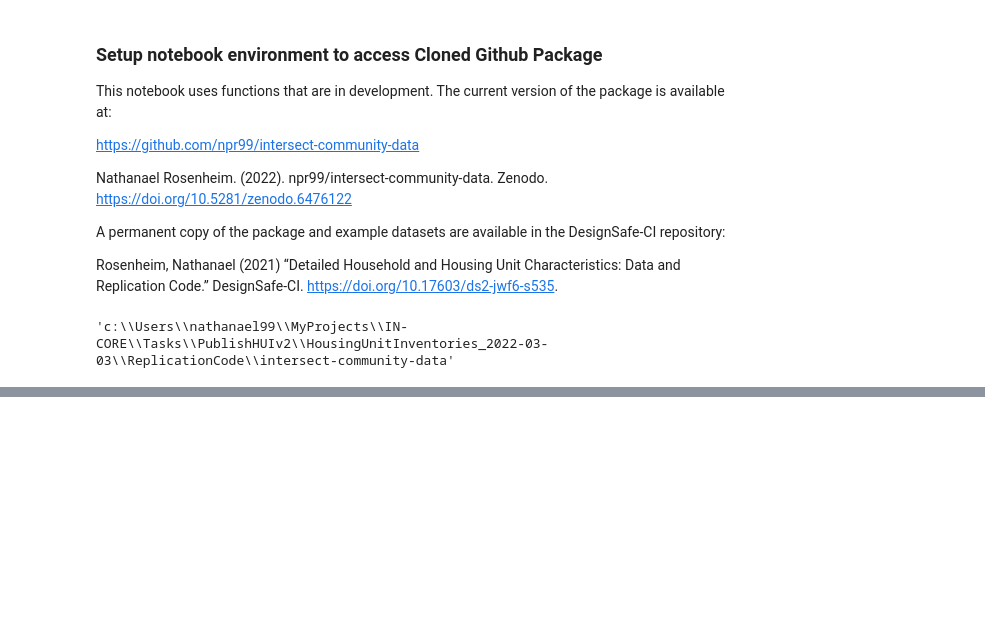
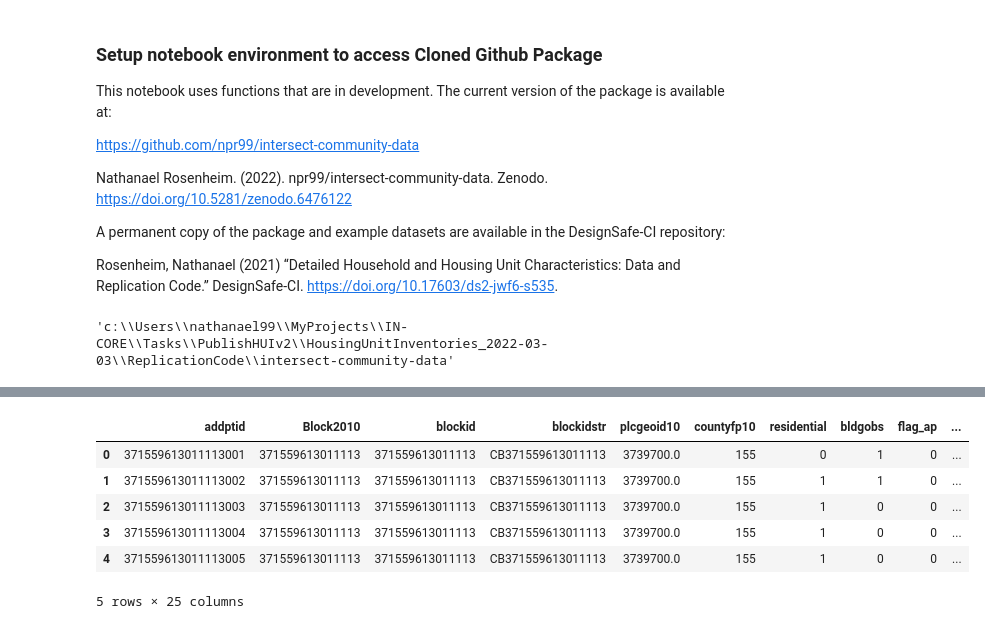
Before and after one commit to npr99/intersect-community-data, a Jupyter notebook: ncoda_06ev1_run_HUA_workflow.ipynb, the cells around one changed output, grey strips where cells are left out. Cells and saved outputs as stored; diff of their text form; code cells hidden in the pictures; blank space fills up the shorter version.

```diff
--- a/ncoda_06ev1_run_HUA_workflow.ipynb
+++ b/ncoda_06ev1_run_HUA_workflow.ipynb
@@ -569,0 +574,10 @@ hui_incore_df.head()
+# %%
+base_hua_df['secondary'].head()
+# %% [output]
+|  | addptid | Block2010 | blockid | blockidstr | plcgeoid10 | countyfp10 | residential | bldgobs | flag_ap | ... |
+| 0 | 371559613011113001 | 371559613011113 | 371559613011113 | CB371559613011113 | 3739700.0 | 155 | 0 | 1 | 0 | ... |
+| 1 | 371559613011113002 | 371559613011113 | 371559613011113 | CB371559613011113 | 3739700.0 | 155 | 1 | 1 | 0 | ... |
+| 2 | 371559613011113003 | 371559613011113 | 371559613011113 | CB371559613011113 | 3739700.0 | 155 | 1 | 0 | 0 | ... |
+| 3 | 371559613011113004 | 371559613011113 | 371559613011113 | CB371559613011113 | 3739700.0 | 155 | 1 | 0 | 0 | ... |
+| 4 | 371559613011113005 | 371559613011113 | 371559613011113 | CB371559613011113 | 3739700.0 | 155 | 1 | 0 | 0 | ... |
+5 rows × 25 columns
```
Also changed, not shown: parts of 18 cells of this notebook, 2 other files.
